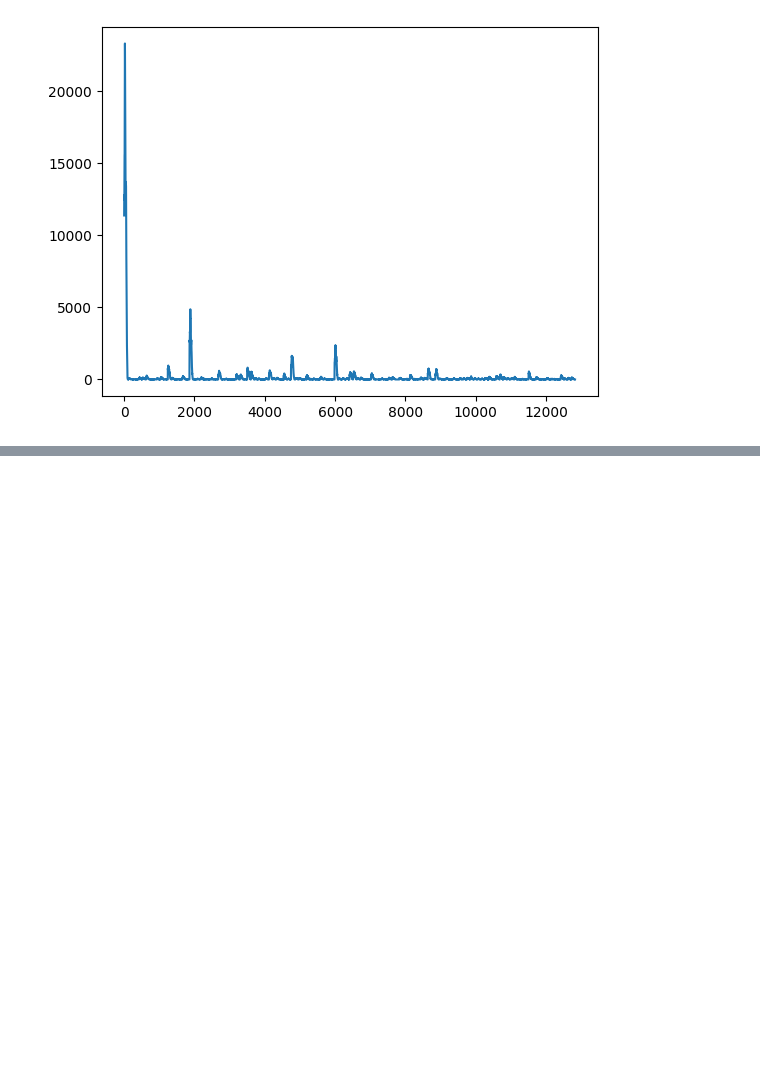
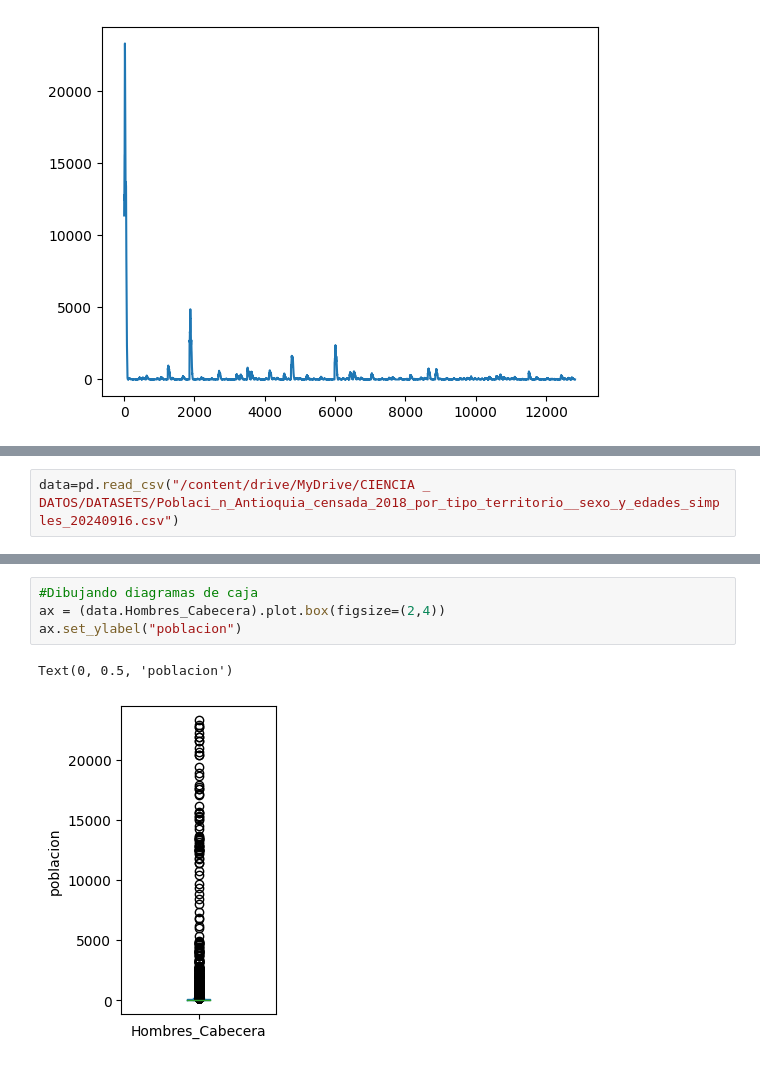
Before and after one commit to JuanGiraldo01/CIENCIAS_DATOS, a Jupyter notebook: Metricas_Medidas_centrales.ipynb, the cells around one changed output, grey strips where cells are left out. Saved outputs shown, nothing was run; the diff lists cells and outputs as text; blank space fills up the shorter version.

```diff
--- a/Metricas_Medidas_centrales.ipynb
+++ b/Metricas_Medidas_centrales.ipynb
@@ -235,0 +249,2 @@ plt.show()
+# %%
+data=pd.read_csv("/content/drive/MyDrive/CIENCIA _ DATOS/DATASETS/Poblaci_n_Antioquia_censada_2018_por_tipo_territorio__sexo_y_edades_simples_20240916.csv")
@@ -235,0 +288,7 @@ plt.show()
+# %%
+#Dibujando diagramas de caja
+ax = (data.Hombres_Cabecera).plot.box(figsize=(2,4))
+ax.set_ylabel("poblacion")
+# %% [output]
+Text(0, 0.5, 'poblacion')
+[figure, added]
```
Also changed, not shown: parts of 17 cells of this notebook.
